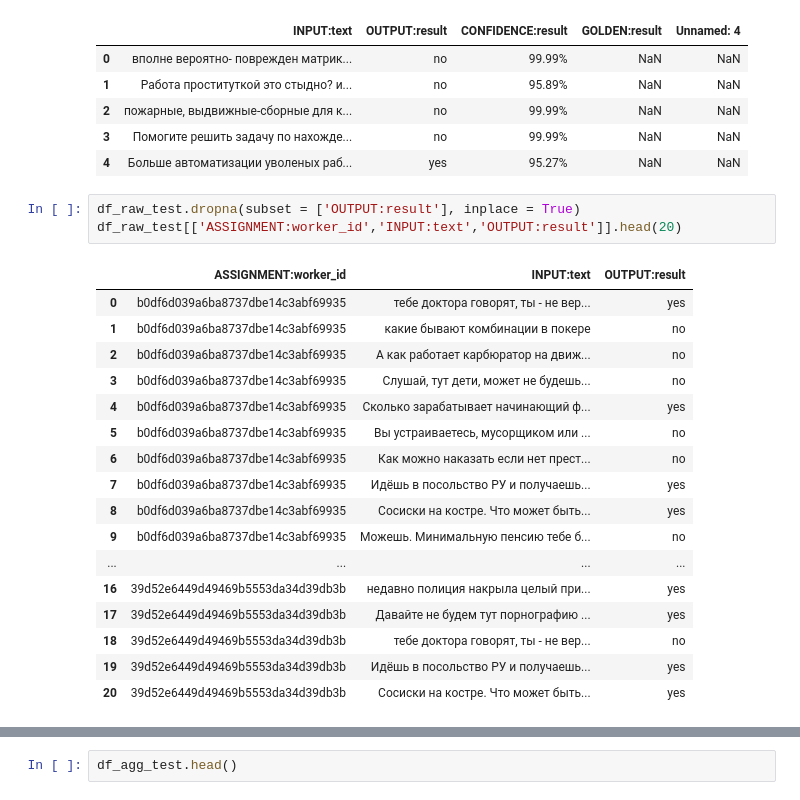
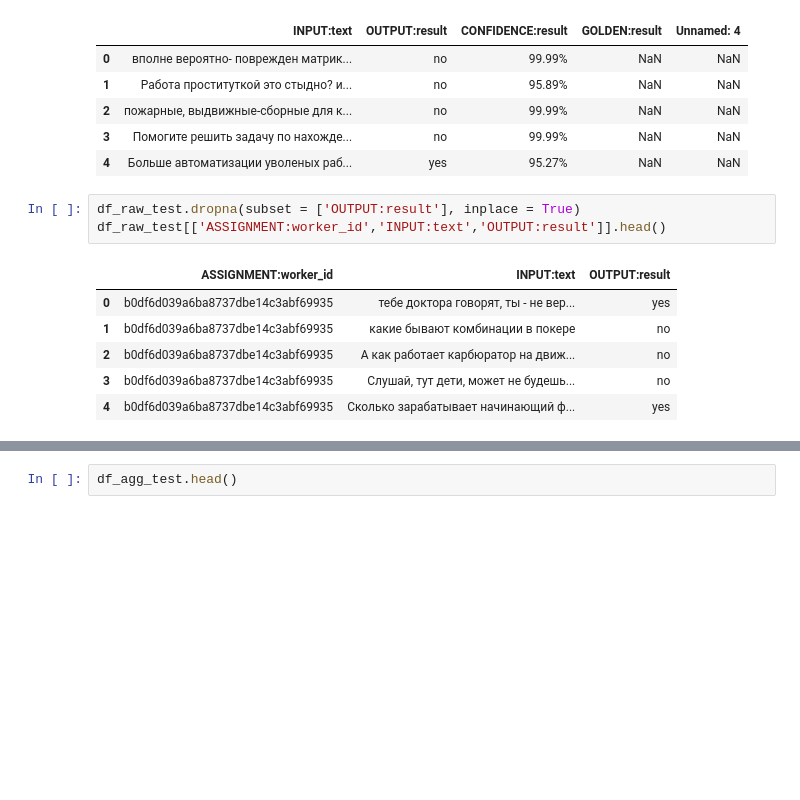
Before and after one commit to s-nlp/inappropriate-sensitive-topics, a Jupyter notebook: Version2/check_agreement/check_quality_batchwise.ipynb, the cells around one changed output, grey strips where cells are left out. Drawn from its saved outputs; the diff is of its cells as text; blank space fills up the shorter version.

```diff
--- a/Version2/check_agreement/check_quality_batchwise.ipynb
+++ b/Version2/check_agreement/check_quality_batchwise.ipynb
@@ -19,25 +19,14 @@ df_agg_test.head()
 | 4 | Больше автоматизации уволеных раб... | yes | 95.27% | NaN | NaN |
 # %%
 df_raw_test.dropna(subset = ['OUTPUT:result'], inplace = True)
-df_raw_test[['ASSIGNMENT:worker_id','INPUT:text','OUTPUT:result']].head(20)
+df_raw_test[['ASSIGNMENT:worker_id','INPUT:text','OUTPUT:result']].head()
 # %% [output]
 |  | ASSIGNMENT:worker_id | INPUT:text | OUTPUT:result |
 | 0 | b0df6d039a6ba8737dbe14c3abf69935 | тебе доктора говорят, ты - не вер... | yes |
 | 1 | b0df6d039a6ba8737dbe14c3abf69935 | какие бывают комбинации в покере | no |
 | 2 | b0df6d039a6ba8737dbe14c3abf69935 | А как работает карбюратор на движ... | no |
 | 3 | b0df6d039a6ba8737dbe14c3abf69935 | Слушай, тут дети, может не будешь... | no |
 | 4 | b0df6d039a6ba8737dbe14c3abf69935 | Сколько зарабатывает начинающий ф... | yes |
-| 5 | b0df6d039a6ba8737dbe14c3abf69935 | Вы устраиваетесь, мусорщиком или ... | no |
-| 6 | b0df6d039a6ba8737dbe14c3abf69935 | Как можно наказать если нет прест... | no |
-| 7 | b0df6d039a6ba8737dbe14c3abf69935 | Идёшь в посольство РУ и получаешь... | yes |
-| 8 | b0df6d039a6ba8737dbe14c3abf69935 | Сосиски на костре. Что может быть... | yes |
-| 9 | b0df6d039a6ba8737dbe14c3abf69935 | Можешь. Минимальную пенсию тебе б... | no |
-| ... | ... | ... | ... |
-| 16 | 39d52e6449d49469b5553da34d39db3b | недавно полиция накрыла целый при... | yes |
-| 17 | 39d52e6449d49469b5553da34d39db3b | Давайте не будем тут порнографию ... | yes |
-| 18 | 39d52e6449d49469b5553da34d39db3b | тебе доктора говорят, ты - не вер... | no |
-| 19 | 39d52e6449d49469b5553da34d39db3b | Идёшь в посольство РУ и получаешь... | yes |
-| 20 | 39d52e6449d49469b5553da34d39db3b | Сосиски на костре. Что может быть... | yes |
 # %%
 def get_unique_texts_from_df(path):
     df = pd.read_csv(path, sep = '\t')
```
Also changed, not shown: parts of 13 cells of this notebook, 17 other files.
